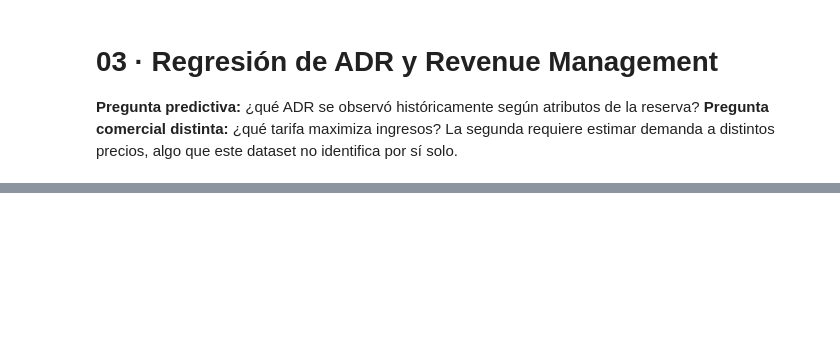
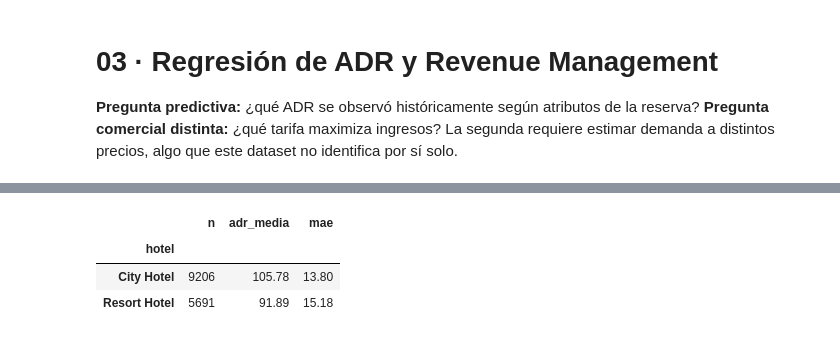
Before and after one commit to jaime87juarez/-Midterm-Project-mlzoomcamp_2026, a Jupyter notebook: notebooks/3_Regression_Yield.ipynb, the cells around one changed output, grey strips where cells are left out. Saved outputs shown, nothing was run; the diff lists cells and outputs as text; code cells hidden in the pictures; blank space fills up the shorter version.

```diff
--- a/notebooks/3_Regression_Yield.ipynb
+++ b/notebooks/3_Regression_Yield.ipynb
@@ -30,0 +409,9 @@ SyntaxError: unterminated string literal (detected at line 23) (3034808531.py, l
+# %%
+compare=val[['hotel','adr']].copy()
+compare['pred']=pred;compare['error_abs']=(compare.adr-compare.pred).abs()
+display(compare.groupby('hotel').agg(n=('adr','size'),adr_media=('adr','mean'),mae=('error_abs','mean')).round(2))
+# %% [output]
+|  | n | adr_media | mae |
+| hotel |  |  |  |
+| City Hotel | 9206 | 105.78 | 13.80 |
+| Resort Hotel | 5691 | 91.89 | 15.18 |
```
Also changed, not shown: parts of 13 cells of this notebook, 3 other files.
